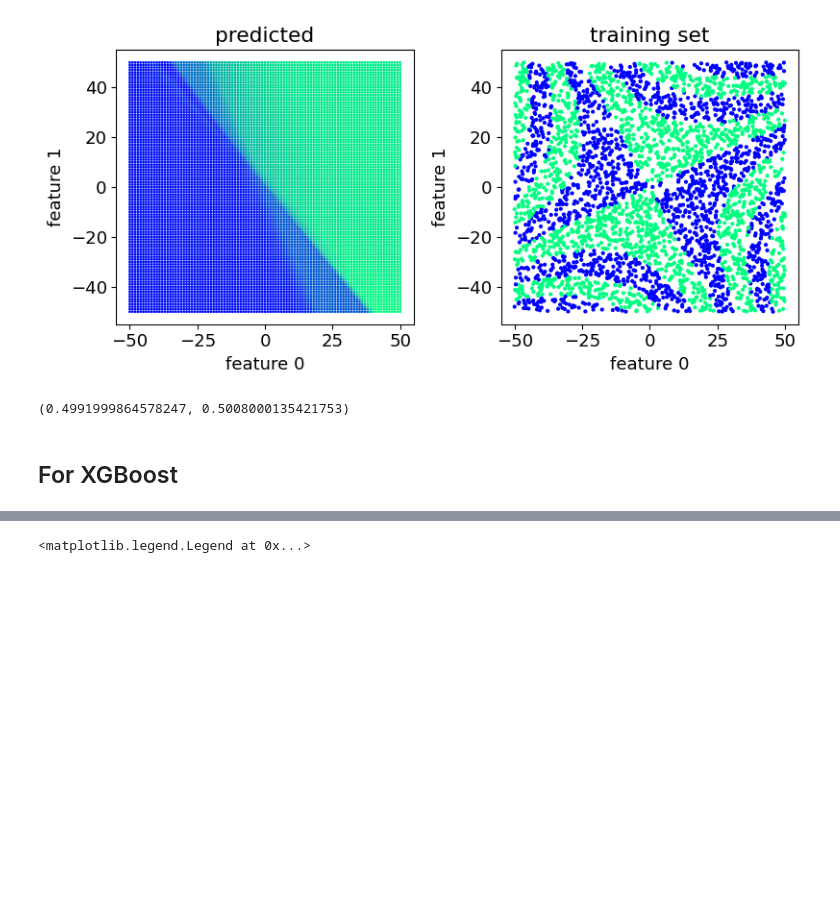
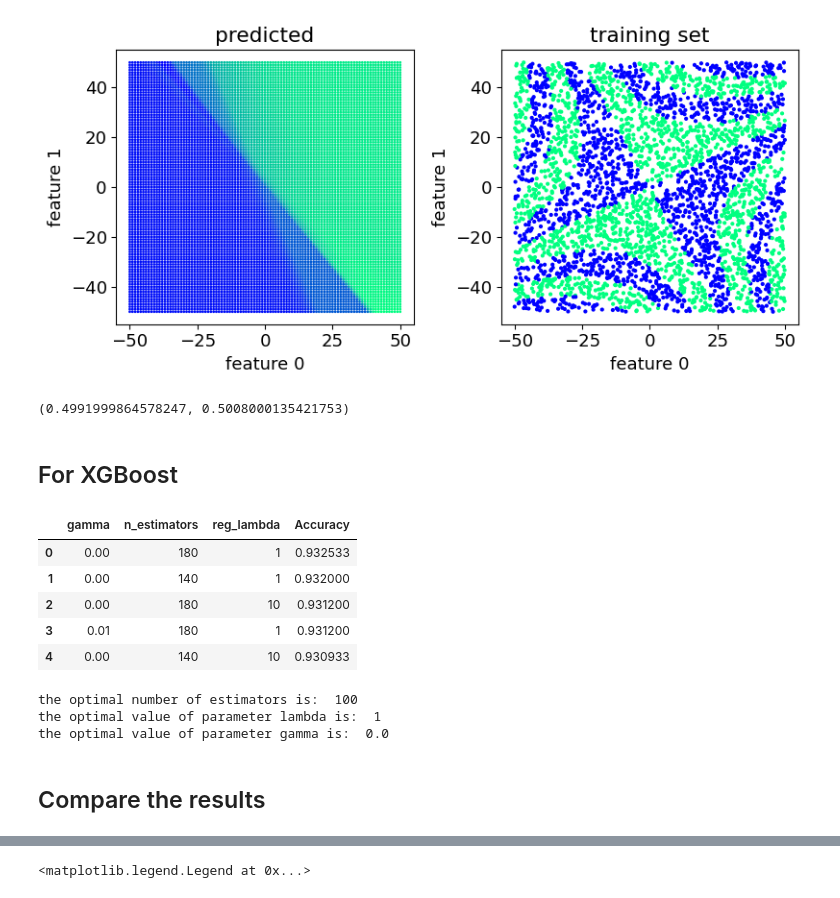
Before and after one commit to FrancescoLR02/LCP-Mod-B-Exercises, a Jupyter notebook: ex4_XGB/xgb_class_25.ipynb, the cells around one changed output, grey strips where cells are left out. Drawn from its saved outputs; the diff is of its cells as text; code cells hidden in the pictures; blank space fills up the shorter version.

```diff
--- a/ex4_XGB/xgb_class_25.ipynb
+++ b/ex4_XGB/xgb_class_25.ipynb
@@ -658,6 +656,43 @@ errors: 49.92%   Accuracy=0.501
 319/319 ━━━━━━━━━━━━━━━━━━━━ 0s 300us/step
 [figure]
 (0.4991999864578247, 0.5008000135421753)
+# %% [markdown]
+## For XGBoost
+# %%
+# create model
+estimator = XGBClassifier( seed=1, objective= 'binary:logistic', importance_type="gain", nthread=4 )
+
+# define the grid search parameters
+parameters = {'reg_lambda': [1, 10,50],
+              'gamma': [0,0.01,0.1,0.2,0.5],
+              'n_estimators': range(60, 220, 40)  }
+
+# actual gridsearch
+grid_search = GridSearchCV(estimator=estimator, param_grid=parameters, scoring = 'accuracy', n_jobs = -1,cv = 10,verbose=0)
+grid_result = grid_search.fit(x_train, y_train)
+
+# saving info about gridsearch results in a dataframe in descending order of accuracy
+results_xgb = pd.concat([pd.DataFrame(grid_search.cv_results_["params"]),pd.DataFrame(grid_search.cv_results_["mean_test_score"], columns=["Accuracy"])],axis=1)
+results_xgb = results_xgb.sort_values(by=['Accuracy'], ascending = False)
+results_xgb = results_xgb.reset_index(drop=True)
+results_xgb.head()
+# %% [output]
+|  | gamma | n_estimators | reg_lambda | Accuracy |
+| 0 | 0.00 | 180 | 1 | 0.932533 |
+| 1 | 0.00 | 140 | 1 | 0.932000 |
+| 2 | 0.00 | 180 | 10 | 0.931200 |
+| 3 | 0.01 | 180 | 1 | 0.931200 |
+| 4 | 0.00 | 140 | 10 | 0.930933 |
+# %%
+print('the optimal number of estimators is: ',results_xgb['n_estimators'][0])
+print('the optimal value of parameter lambda is: ',results_xgb['reg_lambda'][0])
+print('the optimal value of parameter gamma is: ',results_xgb['gamma'][0])
+# %% [output]
+the optimal number of estimators is:  100
+the optimal value of parameter lambda is:  1
+the optimal value of parameter gamma is:  0.0
+# %% [markdown]
+## Compare the results
 # %%
 # Fraction dataset used as training
 fractions = np.arange(0.25,0.80,0.05)
@@ -666,5 +701,3 @@ fractions
 for frac in fractions:
     N_train = int(frac * len(x))
     x_train, x_test, y_train, y_test = train_test_split(x, y, train_size=N_train, shuffle=True, random_state=5205) #random_state=5205 is like the seed
-# %% [markdown]
-## For XGBoost
```
Also changed, not shown: parts of 7 cells of this notebook.
